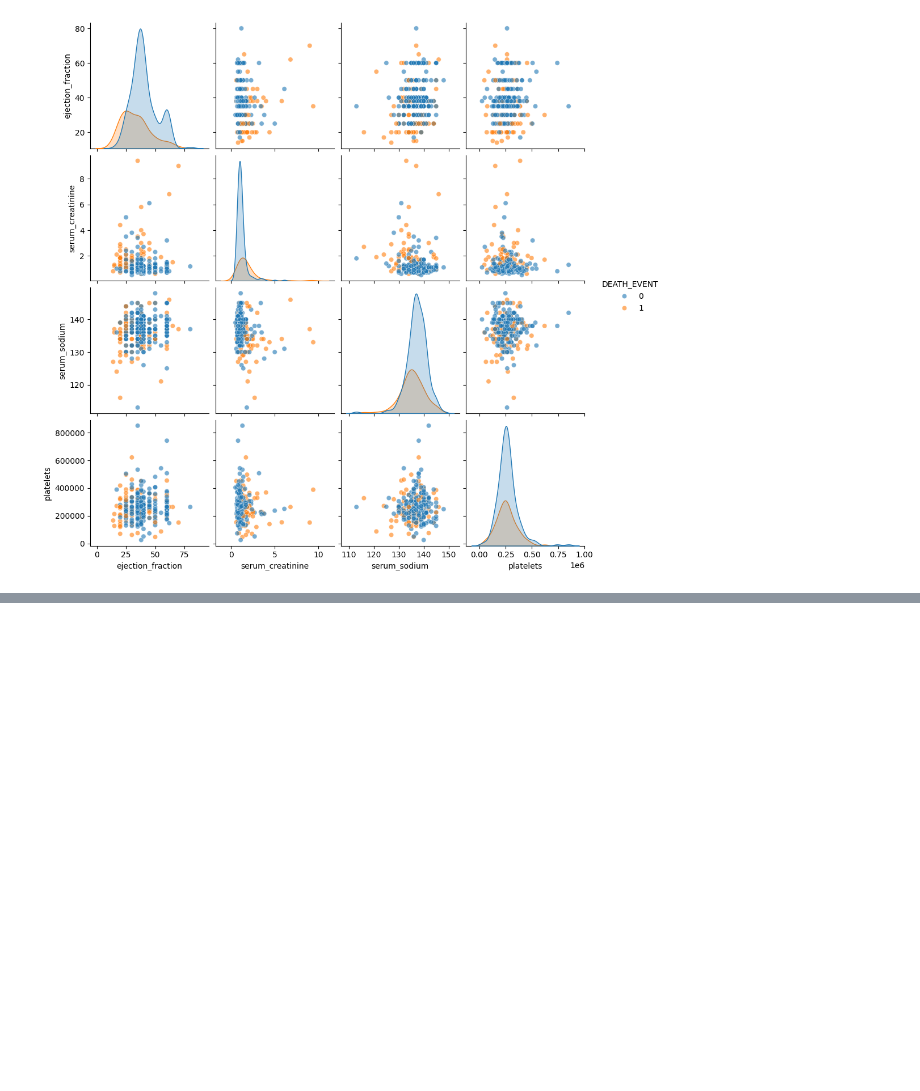
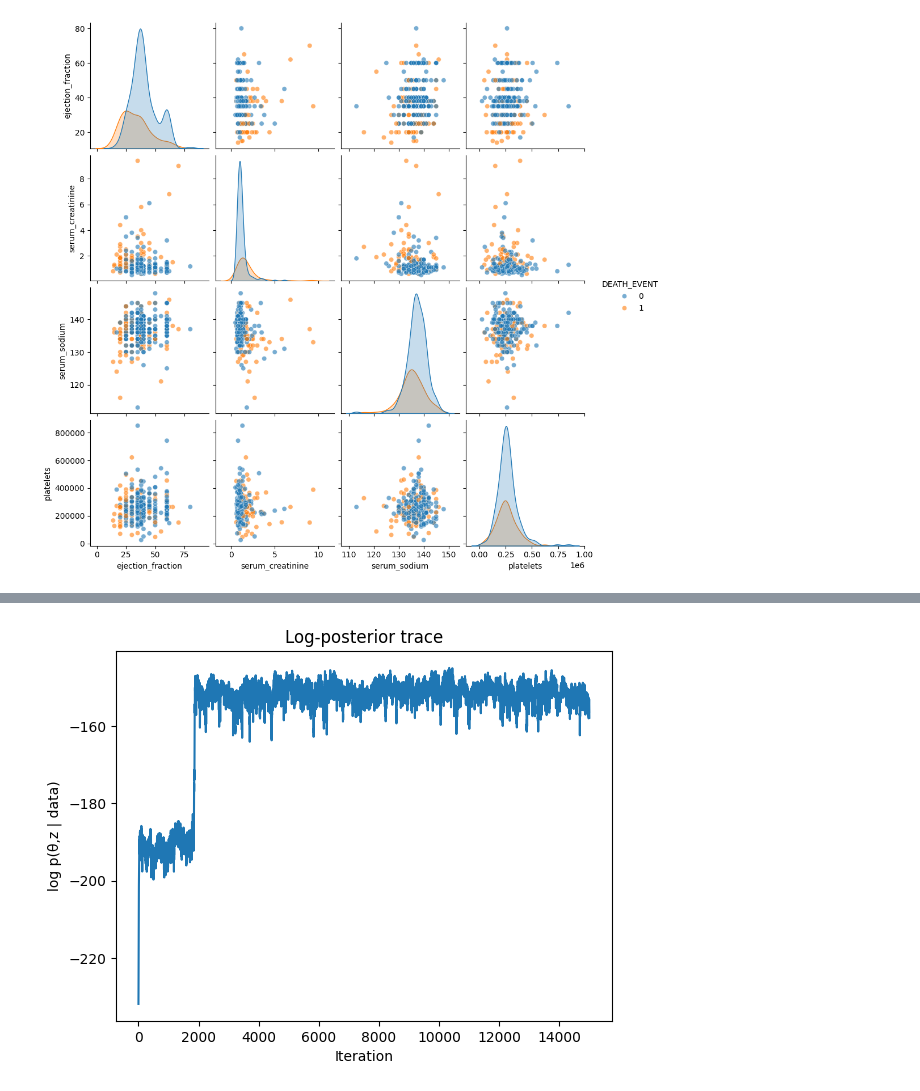
Before and after one commit to jingaling00/bayesian-stats-final-project-fa25, a Jupyter notebook: bayesian-final-proj-fa25.ipynb, the cells around one changed output, grey strips where cells are left out. Saved outputs shown, nothing was run; the diff lists cells and outputs as text; code cells hidden in the pictures; blank space fills up the shorter version.

```diff
--- a/bayesian-final-proj-fa25.ipynb
+++ b/bayesian-final-proj-fa25.ipynb
@@ -116,0 +376,8 @@ plt.show()
+# %%
+plt.plot(lp_samples)
+plt.title("Log-posterior trace")
+plt.xlabel("Iteration")
+plt.ylabel("log p(θ,z | data)")
+plt.show()
+# %% [output]
+[figure, added]
```
Also changed, not shown: parts of 4 cells of this notebook.
